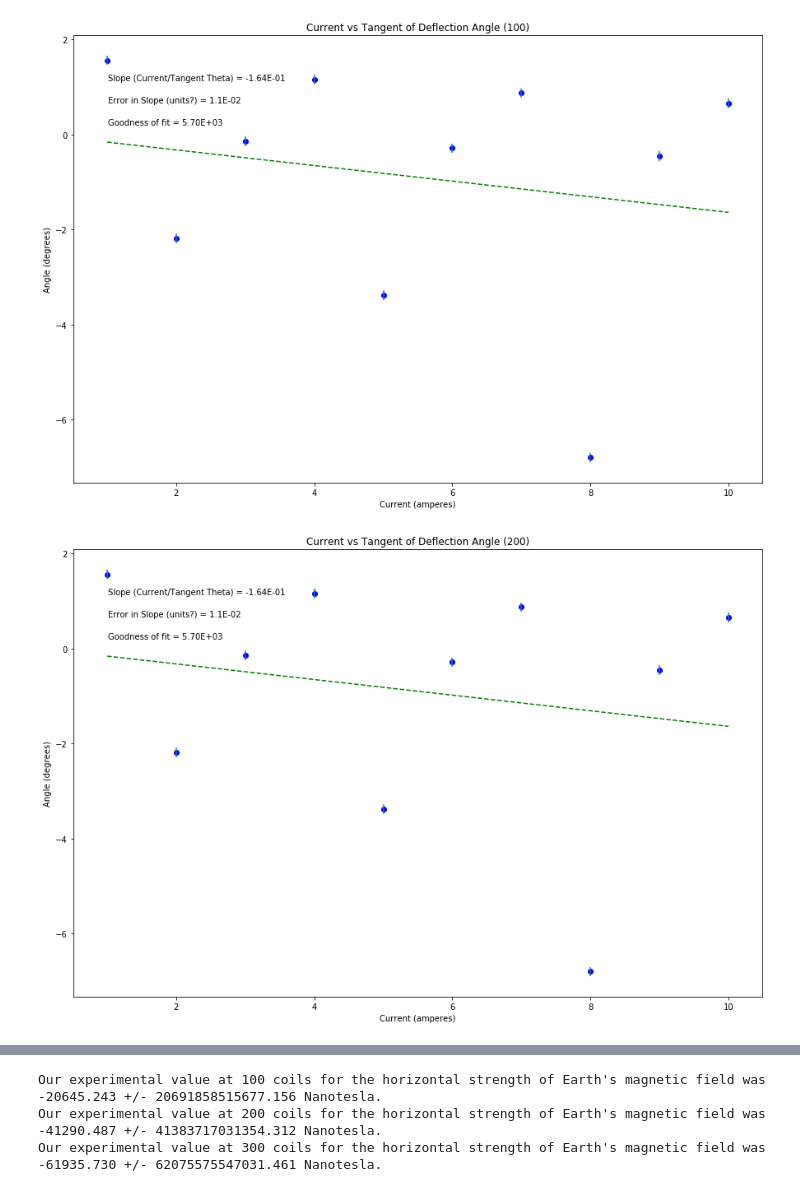
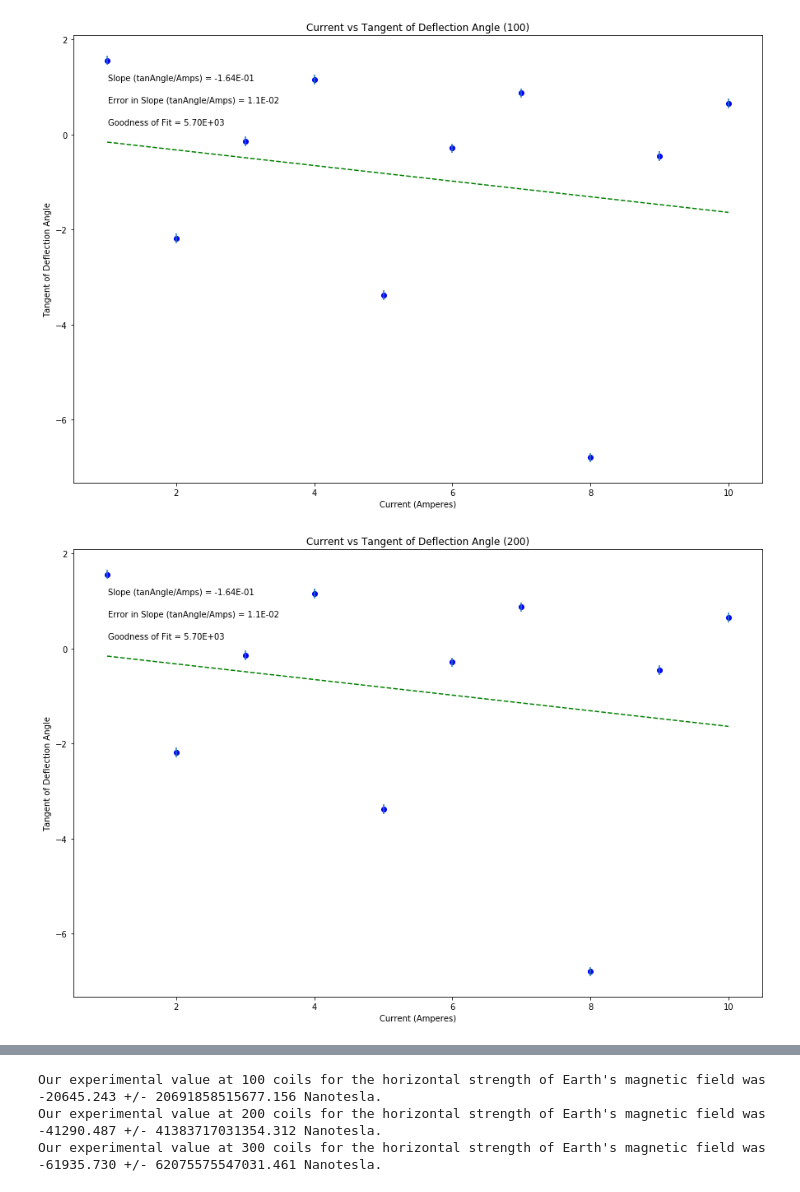
Before and after one commit to lernerdj/PHSX218, a Jupyter notebook: Lab9Code.ipynb, the cells around one changed output, grey strips where cells are left out. Drawn from its saved outputs; the diff is of its cells as text; code cells hidden in the pictures.

```diff
--- a/Lab9Code.ipynb
+++ b/Lab9Code.ipynb
@@ -1,10 +1,4 @@
 # %%
-#from IPython.display import IFrame, display
-#filepath = "http://wikipedia.org" # works with websites too!
-#filepath = "LabPDFs/Lab9.pdf"
-#IFrame(filepath, width=1200, height=650)
-#Question: what does db do? Related to uncertainty in amps/x axis? Is it relevant here?
-
 import numpy as np
 import matplotlib.pyplot as plt
 
@@ -12,7 +6,7 @@ def Delta(x, dy):
     D = (sum(1/dy**2))*(sum(x**2/dy**2))-(sum(x/dy**2))**2
     return D
 
-def LLSFD2(x,y,dy):
+def LLSFD2(x,y,dy,b,m):
     N = sum(((y-b-m*x)/dy)**2)
     return N
 
@@ -25,6 +19,11 @@ def BEhor(m, mu, N, r):
 def rule4(Q, A, B, Aun, Bun, Ae, Be):
     Qun = np.abs(Q)*np.sqrt(((Ae*Aun/A)**2)+((Be*Bun/B)**2))
     return Qun
+
+#from IPython.display import IFrame, display
+#filepath = "http://wikipedia.org" # works with websites too!
+#filepath = "LabPDFs/Lab9.pdf"
+#IFrame(filepath, width=1200, height=650)
 # %%
 #Variables
 
@@ -52,19 +51,19 @@ fit100 = b100+m100*amps100
 D100=Delta(amps100, theta_un_array)
 dm100 = np.sqrt(1/D100*sum(1/theta_un_array**2))
 db = np.sqrt(1/D100*sum(amps100**2/theta_un_array**2))
-N100 = LLSFD2(amps100,theta100,theta_un_array)
+N100 = LLSFD2(amps100,theta100,theta_un_array,b100,m100)
 
 plt.figure(figsize=(15,10))
 plt.plot(amps100, fit100, color='green', linestyle='--')
 plt.scatter(amps100, theta100, color='blue', marker='o')
-plt.ylabel('Angle (degrees)'); plt.xlabel('Current (amperes)'); plt.title('Current vs Tangent of Deflection Angle (100)')
+plt.ylabel('Tangent of Deflection Angle'); plt.xlabel('Current (Amperes)'); plt.title('Current vs Tangent of Deflection Angle (100)')
 
 plt.errorbar(amps100, theta100, yerr=theta_un_array, xerr=None, fmt="none")
-plt.annotate('Slope (Current/Tangent Theta) = {value:.{digits}E}'.format(value=m100, digits=2),
+plt.annotate('Slope (tanAngle/Amps) = {value:.{digits}E}'.format(value=m100, digits=2),
              (0.05, 0.9), xycoords='axes fraction')
-plt.annotate('Error in Slope (units?) = {value:.{digits}E}'.format(value=dm100, digits=1),
+plt.annotate('Error in Slope (tanAngle/Amps) = {value:.{digits}E}'.format(value=dm100, digits=1),
              (0.05, 0.85), xycoords='axes fraction')
-plt.annotate('Goodness of fit = {value:.{digits}E}'.format(value=N100, digits=2),
+plt.annotate('Goodness of Fit = {value:.{digits}E}'.format(value=N100, digits=2),
              (0.05, 0.80), xycoords='axes fraction')
 plt.show()
 
@@ -76,45 +75,45 @@ fit200 = b200+m200*amps200
 D200=Delta(amps200, theta_un_array)
 dm200 = np.sqrt(1/D200*sum(1/theta_un_array**2))
 db = np.sqrt(1/D200*sum(amps200**2/theta_un_array**2))
-N200 = LLSFD2(amps200,theta200,theta_un_array)
+N200 = LLSFD2(amps200,theta200,theta_un_array,b200,m200)
 
 plt.figure(figsize=(15,10))
 plt.plot(amps200, fit200, color='green', linestyle='--')
 plt.scatter(amps200, theta200, color='blue', marker='o')
-plt.ylabel('Angle (degrees)'); plt.xlabel('Current (amperes)'); plt.title('Current vs Tangent of Deflection Angle (200)')
+plt.ylabel('Tangent of Deflection Angle'); plt.xlabel('Current (Amperes)'); plt.title('Current vs Tangent of Deflection Angle (200)')
 
 plt.errorbar(amps200, theta200, yerr=theta_un_array, xerr=None, fmt="none")
-plt.annotate('Slope (Current/Tangent Theta) = {value:.{digits}E}'.format(value=m200, digits=2),
+plt.annotate('Slope (tanAngle/Amps) = {value:.{digits}E}'.format(value=m200, digits=2),
              (0.05, 0.9), xycoords='axes fraction')
-plt.annotate('Error in Slope (units?) = {value:.{digits}E}'.format(value=dm200, digits=1),
+plt.annotate('Error in Slope (tanAngle/Amps) = {value:.{digits}E}'.format(value=dm200, digits=1),
              (0.05, 0.85), xycoords='axes fraction')
-plt.annotate('Goodness of fit = {value:.{digits}E}'.format(value=N200, digits=2),
+plt.annotate('Goodness of Fit = {value:.{digits}E}'.format(value=N200, digits=2),
              (0.05, 0.80), xycoords='axes fraction')
 plt.show()
 
 
 #Plot 3
 
 b300,m300=np.polynomial.polynomial.polyfit(amps300,theta300,1,w=theta_un_array)
 fit300 = b300+m300*amps300
 D300=Delta(amps300, theta_un_array)
 dm300 = np.sqrt(1/D300*sum(1/theta_un_array**2))
 db = np.sqrt(1/D300*sum(amps300**2/theta_un_array**2))
-N300 = LLSFD2(amps300,theta300,theta_un_array)
+N300 = LLSFD2(amps300,theta300,theta_un_array,b300,m300)
 
 plt.figure(figsize=(15,10))
 plt.plot(amps300, fit300, color='green', linestyle='--')
 plt.scatter(amps300, theta300, color='blue', marker='o')
-plt.ylabel('Angle (degrees)'); plt.xlabel('Current (amperes)'); plt.title('Current vs Tangent of Deflection Angle (300)')
+plt.ylabel('Tangent of Deflection Angle'); plt.xlabel('Current (Amperes)'); plt.title('Current vs Tangent of Deflection Angle (300)')
 
 plt.errorbar(amps300, theta300, yerr=theta_un_array, xerr=None, fmt="none")
-plt.annotate('Slope (Current/Tangent Theta) = {value:.{digits}E}'.format(value=m300, digits=2),
+plt.annotate('Slope (tanAngle/Amps) = {value:.{digits}E}'.format(value=m300, digits=2),
              (0.05, 0.9), xycoords='axes fraction')
-plt.annotate('Error in Slope (units?) = {value:.{digits}E}'.format(value=dm300, digits=1),
+plt.annotate('Error in Slope (tanAngle/Amps) = {value:.{digits}E}'.format(value=dm300, digits=1),
              (0.05, 0.85), xycoords='axes fraction')
-plt.annotate('Goodness of fit = {value:.{digits}E}'.format(value=N300, digits=2),
+plt.annotate('Goodness of Fit = {value:.{digits}E}'.format(value=N300, digits=2),
              (0.05, 0.80), xycoords='axes fraction')
 plt.show()
 # %% [output]
-[figure, old version]
+[figure, new version]
-[figure, old version]
+[figure, new version]
```
Also changed, not shown: parts of 1 cell of this notebook.
